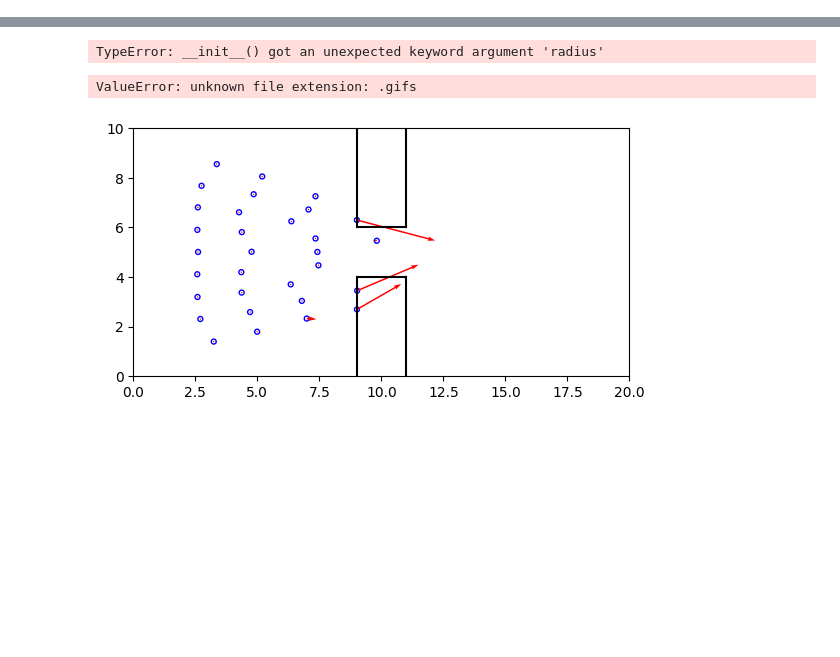
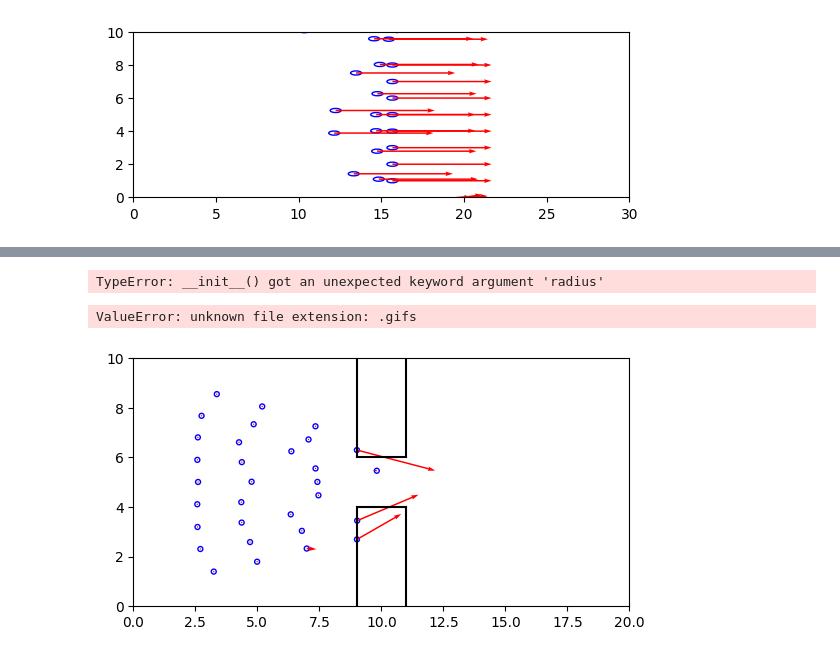
Before and after one commit to s2013568/DEM_test, a Jupyter notebook: Ageng_based_simulation/Force_based_model/test.ipynb, the cells around one changed output, grey strips where cells are left out. Cells and saved outputs as stored; diff of their text form; code cells hidden in the pictures; blank space fills up the shorter version.

Commit message:
Implemented the full model without walls. already reproducing some results

```diff
--- a/Ageng_based_simulation/Force_based_model/test.ipynb
+++ b/Ageng_based_simulation/Force_based_model/test.ipynb
@@ -3,34 +3,38 @@ from environment import Environment
 from agent import Agent
 from main import GCFModel
 # %%
-env = Environment(width=20, height=10, bottleneck_width=0, bottleneck_height=10)
+env = Environment(width=30, height=10, bottleneck_width=0, bottleneck_height=10)
+import random
+
 agents = [
-    Agent(position=[0.5, 1.0], velocity=[0.0, 0.0],a_min = 0.3, b_min = 0.1, tau = 0.5, f = 1.25),
-    Agent(position=[0.5, 8.0], velocity=[0.0, 0.0], a_min = 0.3, b_min = 0.1, tau = 0.5, f = 1.25),
-    Agent(position=[0.5, 2.0], velocity=[0.0, 0.0], a_min = 0.3, b_min = 0.1, tau = 0.5, f = 1.25),
-    Agent(position=[0.5, 3.0], velocity=[0.0, 0.0], a_min = 0.3, b_min = 0.1, tau = 0.5, f = 1.25),
-    Agent(position=[0.5, 4.0], velocity=[0.0, 0.0], a_min = 0.3, b_min = 0.1, tau = 0.5, f = 1.25),
-    Agent(position=[0.5, 5.0], velocity=[0.0, 0.0], a_min = 0.3, b_min = 0.1, tau = 0.5, f = 1.25)
-    ,Agent(position=[0.5, 6.0], velocity=[0.0, 0.0], a_min = 0.3, b_min = 0.1, tau = 0.5, f = 1.25),
-    Agent(position=[0.5, 7.0], velocity=[0.0, 0.0], a_min = 0.3, b_min = 0.1, tau = 0.5, f = 1.25),
-    Agent(position=[2.5, 1.0], velocity=[0.0, 0.0], a_min = 0.3, b_min = 0.1, tau = 0.5, f = 1.25),
-    Agent(position=[2.5, 2.0], velocity=[0.0, 0.0], a_min = 0.3, b_min = 0.1, tau = 0.5, f = 1.25),
-    Agent(position=[2.5, 3.0], velocity=[0.0, 0.0], a_min = 0.3, b_min = 0.1, tau = 0.5, f = 1.25),
-    Agent(position=[2.5, 4.0], velocity=[0.0, 0.0], a_min = 0.3, b_min = 0.1, tau = 0.5, f = 1.25),
-    Agent(position=[2.5, 5.0], velocity=[0.0, 0.0], a_min = 0.3, b_min = 0.1, tau = 0.5, f = 1.25),
-    Agent(position=[2.5, 6.0], velocity=[0.0, 0.0], a_min = 0.3, b_min = 0.1, tau = 0.5, f = 1.25),
-    Agent(position=[2.5, 7.0], velocity=[0.0, 0.0], a_min = 0.3, b_min = 0.1, tau = 0.5, f = 1.25),
-    Agent(position=[2.5, 8.0], velocity=[0.0, 0.0], a_min = 0.3, b_min = 0.1, tau = 0.5, f = 1.25),
-    Agent(position=[3.5, 1.0], velocity=[0.0, 0.0], a_min = 0.3, b_min = 0.1, tau = 0.5, f = 1.25),
-    Agent(position=[3.5, 2.0], velocity=[0.0, 0.0], a_min = 0.3, b_min = 0.1, tau = 0.5, f = 1.25),
-    Agent(position=[3.5, 3.0], velocity=[0.0, 0.0], a_min = 0.3, b_min = 0.1, tau = 0.5, f = 1.25),
-    Agent(position=[3.5, 4.0], velocity=[0.0, 0.0], a_min = 0.3, b_min = 0.1, tau = 0.5, f = 1.25),
-    Agent(position=[3.5, 5.0], velocity=[0.0, 0.0], a_min = 0.3, b_min = 0.1, tau = 0.5, f = 1.25),
-    Agent(position=[3.5, 6.0], velocity=[0.0, 0.0], a_min = 0.3, b_min = 0.1, tau = 0.5, f = 1.25),
-    Agent(position=[3.5, 7.0], velocity=[0.0, 0.0], a_min = 0.3, b_min = 0.1, tau = 0.5, f = 1.25),
-    Agent(position=[3.5, 8.0], velocity=[0.0, 0.0], a_min = 0.3, b_min = 0.1, tau = 0.5, f = 1.25)
+    Agent(position=[0.5, 1.0], velocity=[0.0, 0.0], a_min=0.3, b_min=0.1, tau=0.5, f=1.25, desired_walking_speed=1.2),
+    Agent(position=[0.5, 8.0], velocity=[0.0, 0.0], a_min=0.3, b_min=0.1, tau=0.5, f=1.25, desired_walking_speed=1.2),
+    Agent(position=[0.5, 2.0], velocity=[0.0, 0.0], a_min=0.3, b_min=0.1, tau=0.5, f=1.25, desired_walking_speed=1.2),
+    Agent(position=[0.5, 3.0], velocity=[0.0, 0.0], a_min=0.3, b_min=0.1, tau=0.5, f=1.25, desired_walking_speed=1.2),
+    Agent(position=[0.5, 4.0], velocity=[0.0, 0.0], a_min=0.3, b_min=0.1, tau=0.5, f=1.25, desired_walking_speed=1.2),
+    Agent(position=[0.5, 5.0], velocity=[0.0, 0.0], a_min=0.3, b_min=0.1, tau=0.5, f=1.25, desired_walking_speed=1.2),
+    Agent(position=[0.5, 6.0], velocity=[0.0, 0.0], a_min=0.3, b_min=0.1, tau=0.5, f=1.25, desired_walking_speed=1.2),
+    Agent(position=[0.5, 7.0], velocity=[0.0, 0.0], a_min=0.3, b_min=0.1, tau=0.5, f=1.25, desired_walking_speed=1.2),
+    Agent(position=[2.5, 1.0], velocity=[0.0, 0.0], a_min=0.3, b_min=0.1, tau=0.5, f=1.25, desired_walking_speed=1.2),
+    Agent(position=[2.5, 2.0], velocity=[0.0, 0.0], a_min=0.3, b_min=0.1, tau=0.5, f=1.25, desired_walking_speed=1.2),
+    Agent(position=[2.5, 3.0], velocity=[0.0, 0.0], a_min=0.3, b_min=0.1, tau=0.5, f=1.25, desired_walking_speed=1.2),
+    Agent(position=[2.5, 4.0], velocity=[0.0, 0.0], a_min=0.3, b_min=0.1, tau=0.5, f=1.25, desired_walking_speed=1.2),
+    Agent(position=[2.5, 5.0], velocity=[0.0, 0.0], a_min=0.3, b_min=0.1, tau=0.5, f=1.25, desired_walking_speed=1.2),
+    Agent(position=[2.5, 6.0], velocity=[0.0, 0.0], a_min=0.3, b_min=0.1, tau=0.5, f=1.25, desired_walking_speed=1.2),
+    Agent(position=[2.5, 7.0], velocity=[0.0, 0.0], a_min=0.3, b_min=0.1, tau=0.5, f=1.25, desired_walking_speed=1.2),
+    Agent(position=[2.5, 8.0], velocity=[0.0, 0.0], a_min=0.3, b_min=0.1, tau=0.5, f=1.25, desired_walking_speed=1.2),
+    Agent(position=[3.5, 1.0], velocity=[0.0, 0.0], a_min=0.3, b_min=0.1, tau=0.5, f=1.25, desired_walking_speed=1.2),
+    Agent(position=[3.5, 2.0], velocity=[0.0, 0.0], a_min=0.3, b_min=0.1, tau=0.5, f=1.25, desired_walking_speed=1.2),
+    Agent(position=[3.5, 3.0], velocity=[0.0, 0.0], a_min=0.3, b_min=0.1, tau=0.5, f=1.25, desired_walking_speed=1.2),
+    Agent(position=[3.5, 4.0], velocity=[0.0, 0.0], a_min=0.3, b_min=0.1, tau=0.5, f=1.25, desired_walking_speed=1.2),
+    Agent(position=[3.5, 5.0], velocity=[0.0, 0.0], a_min=0.3, b_min=0.1, tau=0.5, f=1.25, desired_walking_speed=1.2),
+    Agent(position=[3.5, 6.0], velocity=[0.0, 0.0], a_min=0.3, b_min=0.1, tau=0.5, f=1.25, desired_walking_speed=1.2),
+    Agent(position=[3.5, 7.0], velocity=[0.0, 0.0], a_min=0.3, b_min=0.1, tau=0.5, f=1.25, desired_walking_speed=1.2),
+    Agent(position=[3.5, 8.0], velocity=[0.0, 0.0], a_min=0.3, b_min=0.1, tau=0.5, f=1.25, desired_walking_speed=1.2)
 ]
 
 
 gcf_model = GCFModel(environment=env, agents=agents, time_constant = 0.2, eta = 1.0)
-gcf_model.animate(steps=10000, dt=0.002, interval=100, output_filename="crowd_simulation_social_force_ellipse_mass_norm.gif", show_forces = True)
+gcf_model.animate(steps=10000, dt=0.01, interval=100, output_filename="crowd_simulation_social_force_ellipse_mass_sudden_stop.gif", show_forces = True)
+# %% [output]
+[figure, added]
```
Also changed, not shown: parts of 3 cells of this notebook, 6 other files.
